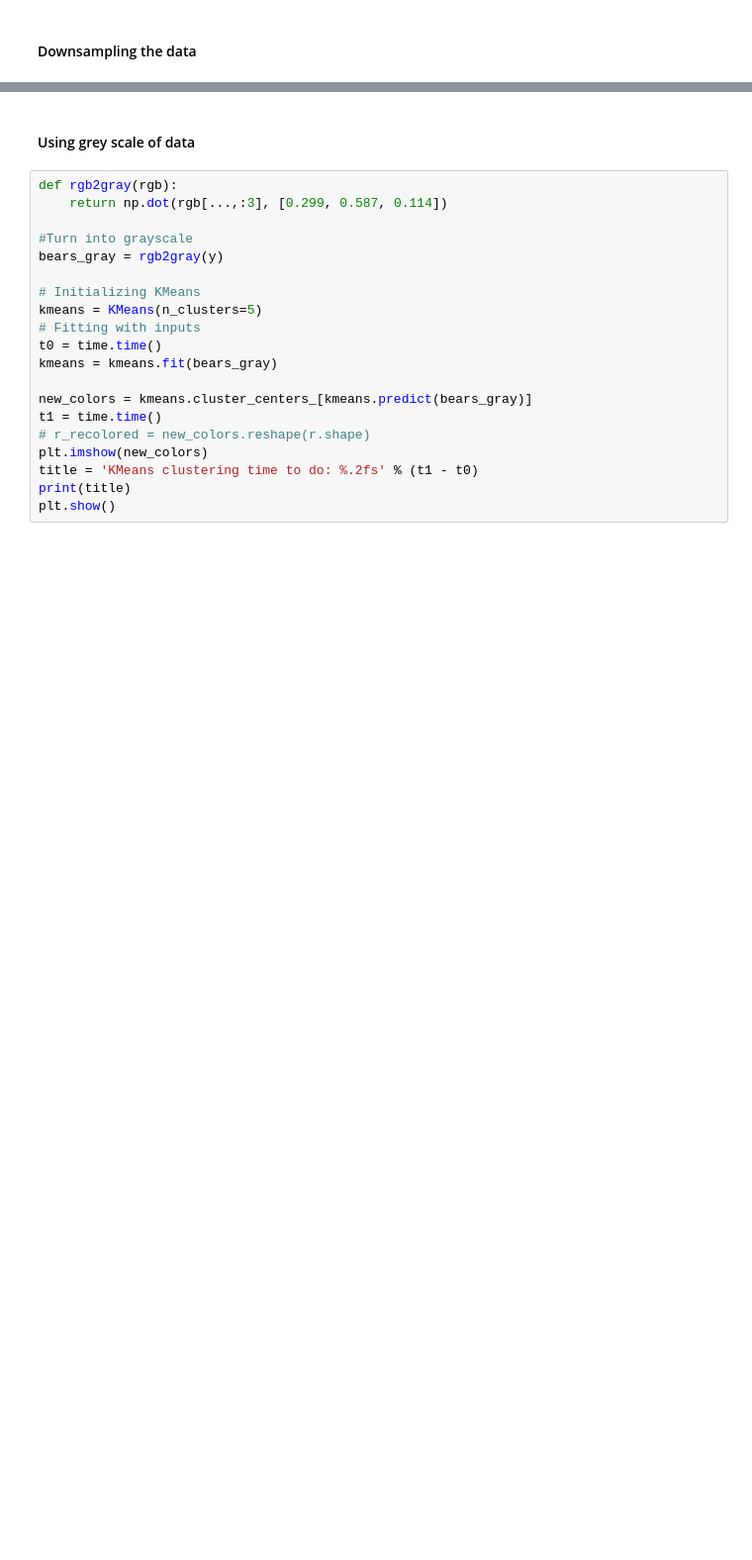
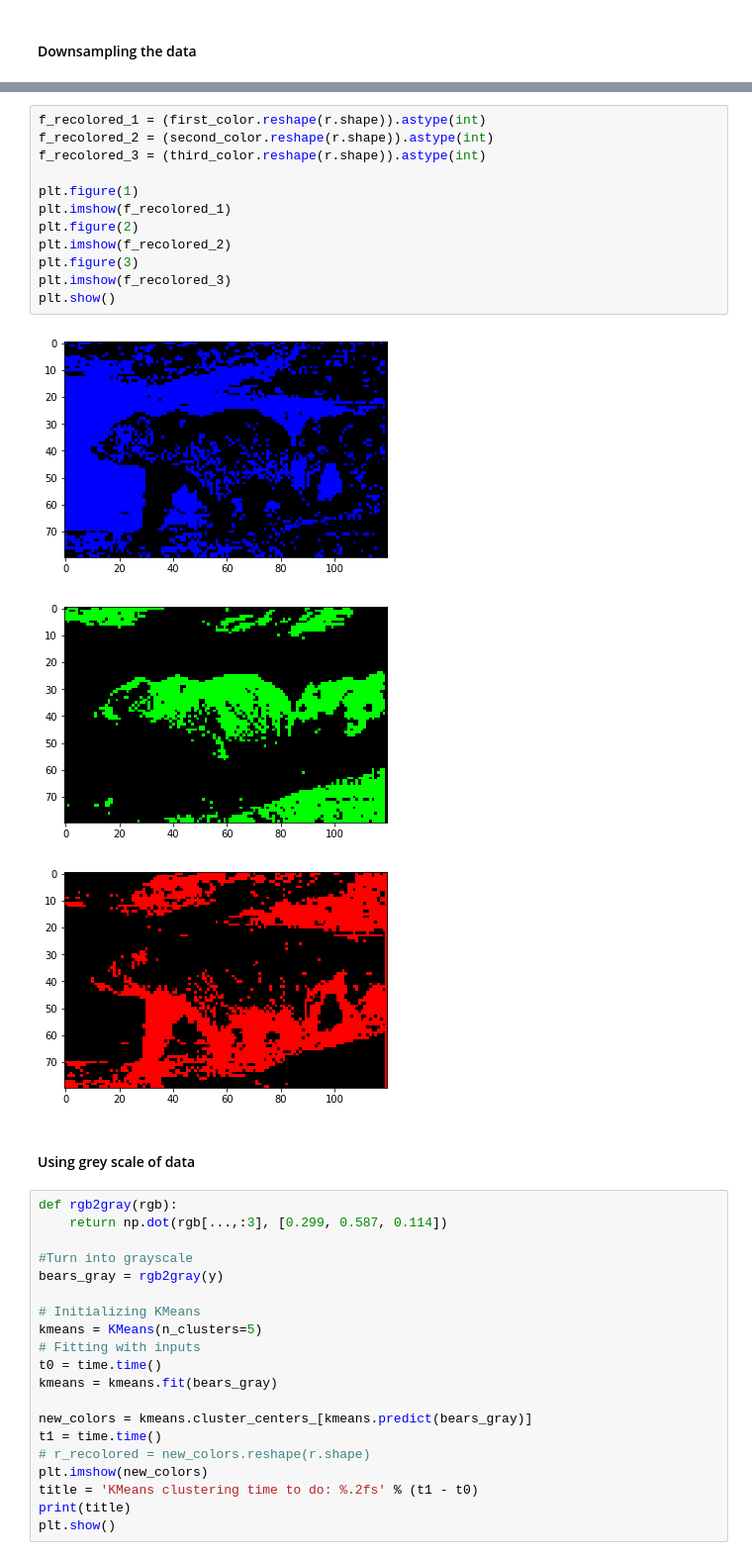
Before and after one commit to Eiris/MLProjectUF, a Jupyter notebook: Project 1/Project_1.ipynb, the cells around one changed output, grey strips where cells are left out. Shown at 99% size. Drawn from its saved outputs; the diff is of its cells as text; blank space fills up the shorter version.

Commit message:
Update 2
Separate Images into their segments and try a couple of different other things. Added implmentation for kmeans in the Pavia dataset.

```diff
--- a/Project 1/Project_1.ipynb
+++ b/Project 1/Project_1.ipynb
@@ -115,3 +174,19 @@ KMeans clustering time to do: 0.11s
+# %%
+f_recolored_1 = (first_color.reshape(r.shape)).astype(int)
+f_recolored_2 = (second_color.reshape(r.shape)).astype(int)
+f_recolored_3 = (third_color.reshape(r.shape)).astype(int)
+
+plt.figure(1)
+plt.imshow(f_recolored_1)
+plt.figure(2)
+plt.imshow(f_recolored_2)
+plt.figure(3)
+plt.imshow(f_recolored_3)
+plt.show()
+# %% [output]
+[figure, added]
+[figure, added]
+[figure, added]
 # %% [markdown]
 #### Using grey scale of data
 # %%
```
Also changed, not shown: parts of 28 cells of this notebook.
